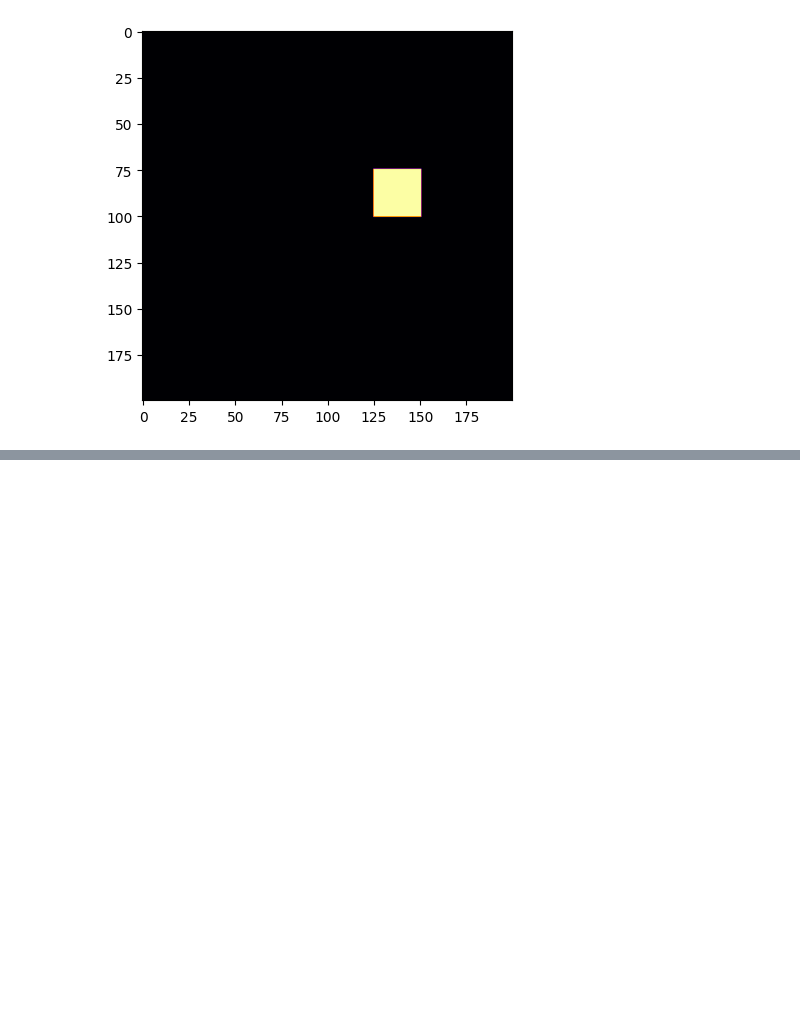
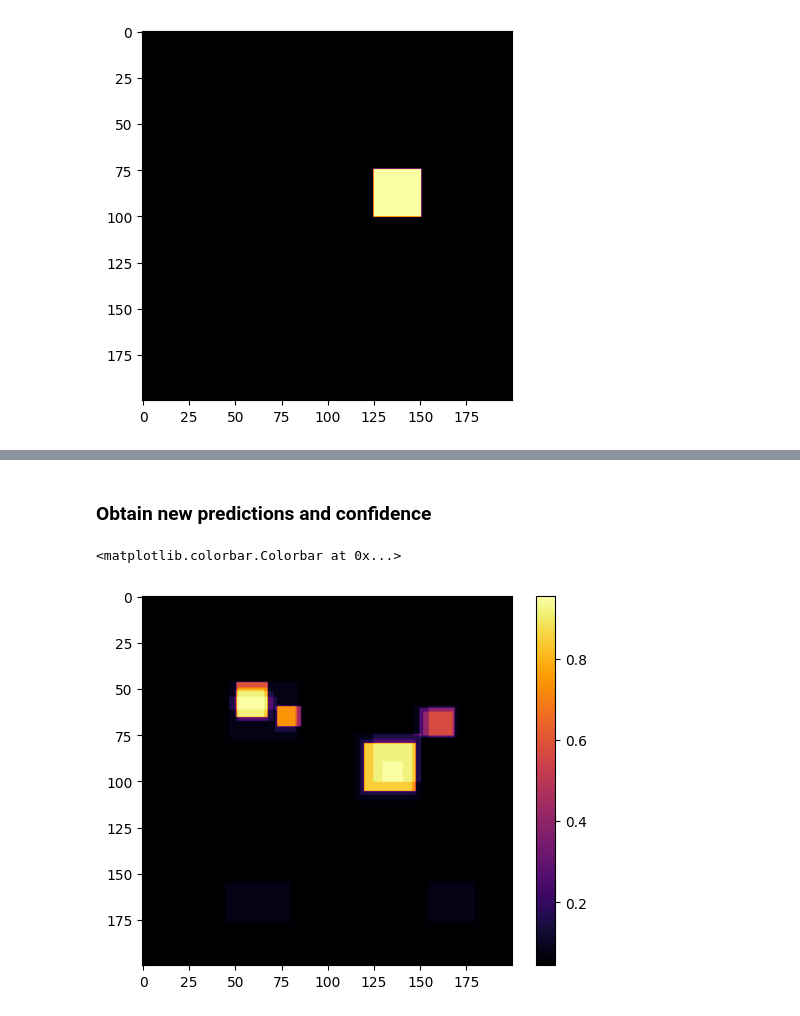
Before and after one commit to OKKM-insights/backend, a Jupyter notebook: prototyping/consensus_model.ipynb, the cells around one changed output, grey strips where cells are left out. Saved outputs shown, nothing was run; the diff lists cells and outputs as text; code cells hidden in the pictures; blank space fills up the shorter version.

```diff
--- a/prototyping/consensus_model.ipynb
+++ b/prototyping/consensus_model.ipynb
@@ -200,0 +304,10 @@ Text(0.5, 1.0, 'confidence in prediction')
+# %% [markdown]
+### Obtain new predictions and confidence
+# %%
+limits = [origin[0], origin[1], origin[0]+2*crop_size, origin[1]+2*crop_size]
+update_label_likelihood(icm, new_labels, limits)
+plt.imshow(icm.likelihoods, cmap='inferno')
+plt.colorbar()
+# %% [output]
+<matplotlib.colorbar.Colorbar at 0x...>
+[figure, added]
```
Also changed, not shown: parts of 13 cells of this notebook.
